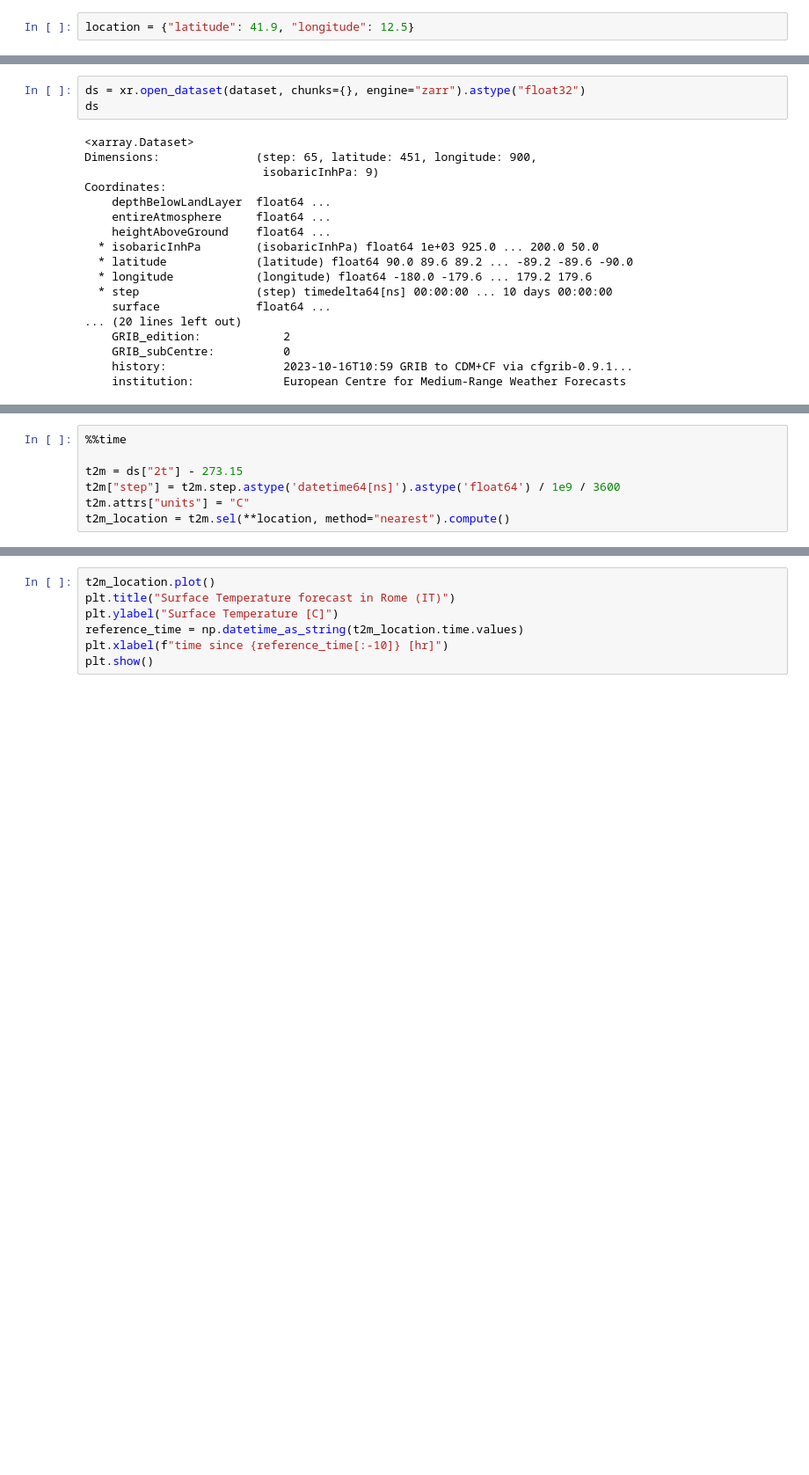
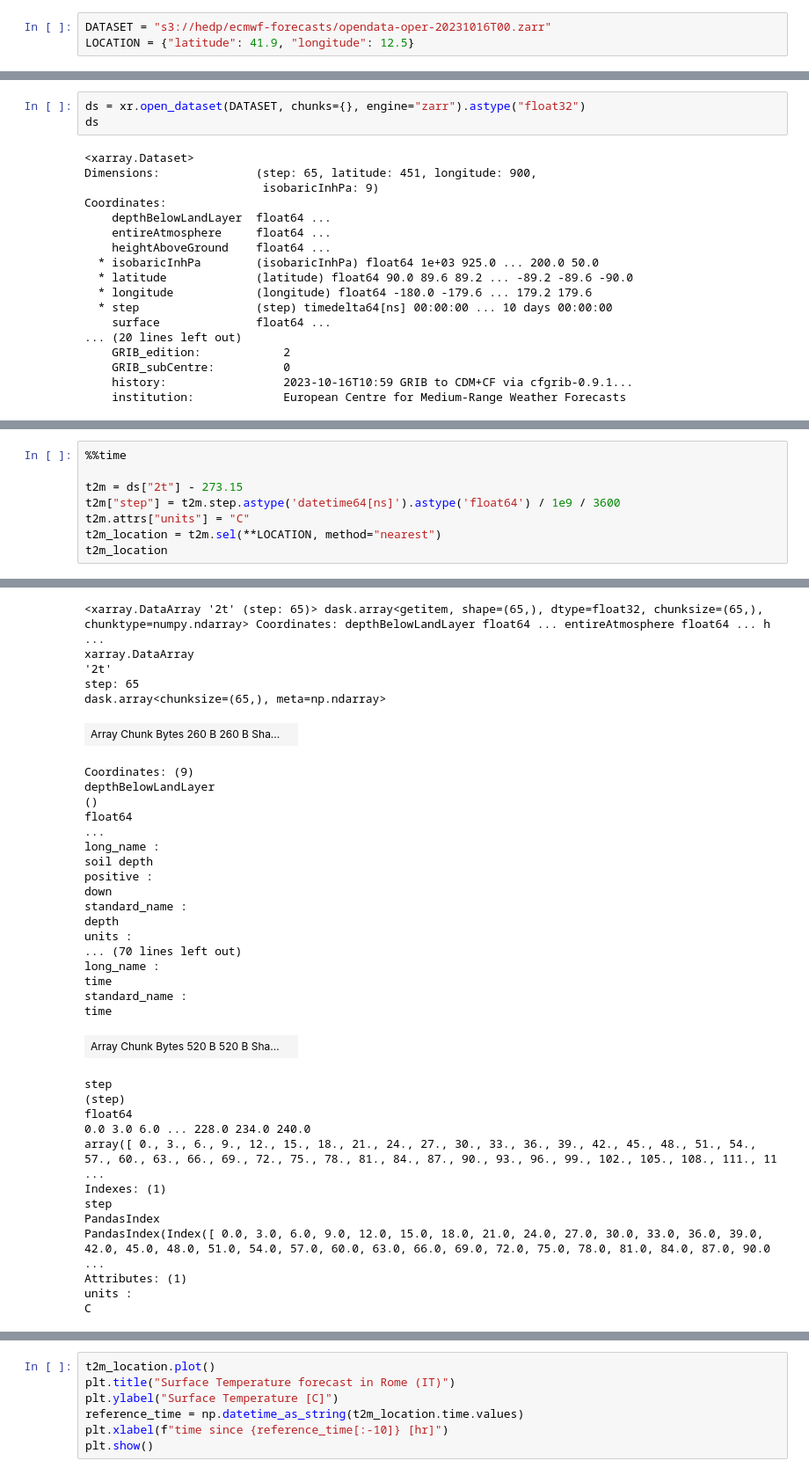
Before and after one commit to bopen/earthdatahub-notebooks, a Jupyter notebook: use-cases/ecmwf-high-resolution-forecasts.ipynb, the cells around one changed output, grey strips where cells are left out. Shown at 88% size. Drawn from its saved outputs; the diff is of its cells as text; blank space fills up the shorter version.

```diff
--- a/use-cases/ecmwf-high-resolution-forecasts.ipynb
+++ b/use-cases/ecmwf-high-resolution-forecasts.ipynb
@@ -8,2 +9,3 @@ dataset = "s3://hedp/ecmwf-forecasts/opendata-oper-20231016T00.zarr"
 # %%
-location = {"latitude": 41.9, "longitude": 12.5}
+DATASET = "s3://hedp/ecmwf-forecasts/opendata-oper-20231016T00.zarr"
+LOCATION = {"latitude": 41.9, "longitude": 12.5}
@@ -10,5 +18,5 @@ location = {"latitude": 41.9, "longitude": 12.5}
 # %%
-ds = xr.open_dataset(dataset, chunks={}, engine="zarr").astype("float32")
+ds = xr.open_dataset(DATASET, chunks={}, engine="zarr").astype("float32")
 ds
 # %% [output]
 <xarray.Dataset>
@@ -34,5 +46,6 @@ Coordinates:
 t2m = ds["2t"] - 273.15
 t2m["step"] = t2m.step.astype('datetime64[ns]').astype('float64') / 1e9 / 3600
 t2m.attrs["units"] = "C"
-t2m_location = t2m.sel(**location, method="nearest").compute()
+t2m_location = t2m.sel(**LOCATION, method="nearest")
+t2m_location
 # %% [output]
@@ -40,0 +54,36 @@ Wall time: 447 ms
+<xarray.DataArray '2t' (step: 65)> dask.array<getitem, shape=(65,), dtype=float32, chunksize=(65,), chunktype=numpy.ndarray> Coordinates: depthBelowLandLayer float64 ... entireAtmosphere float64 ... h ...
+xarray.DataArray
+'2t'
+step: 65
+dask.array<chunksize=(65,), meta=np.ndarray>
+| Array Chunk Bytes 260 B 260 B Sha... |  |
+Coordinates: (9)
+depthBelowLandLayer
+()
+float64
+...
+long_name :
+soil depth
+positive :
+down
+standard_name :
+depth
+units :
+... (70 lines left out)
+long_name :
+time
+standard_name :
+time
+| Array Chunk Bytes 520 B 520 B Sha... |  |
+step
+(step)
+float64
+0.0 3.0 6.0 ... 228.0 234.0 240.0
+array([ 0., 3., 6., 9., 12., 15., 18., 21., 24., 27., 30., 33., 36., 39., 42., 45., 48., 51., 54., 57., 60., 63., 66., 69., 72., 75., 78., 81., 84., 87., 90., 93., 96., 99., 102., 105., 108., 111., 11 ...
+Indexes: (1)
+step
+PandasIndex
+PandasIndex(Index([ 0.0, 3.0, 6.0, 9.0, 12.0, 15.0, 18.0, 21.0, 24.0, 27.0, 30.0, 33.0, 36.0, 39.0, 42.0, 45.0, 48.0, 51.0, 54.0, 57.0, 60.0, 63.0, 66.0, 69.0, 72.0, 75.0, 78.0, 81.0, 84.0, 87.0, 90.0 ...
+Attributes: (1)
+units :
+C
```
Also changed, not shown: parts of 10 cells of this notebook, 3 other files.
